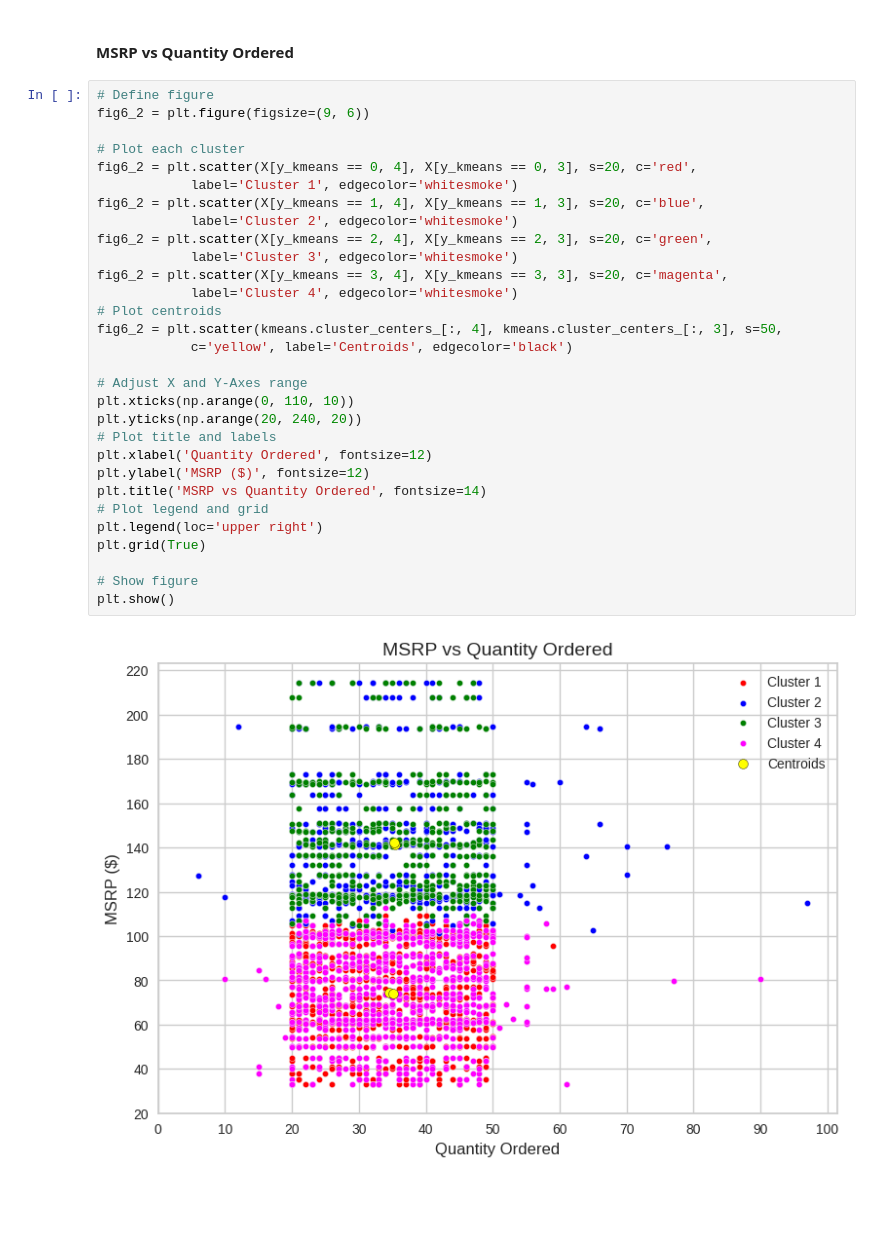
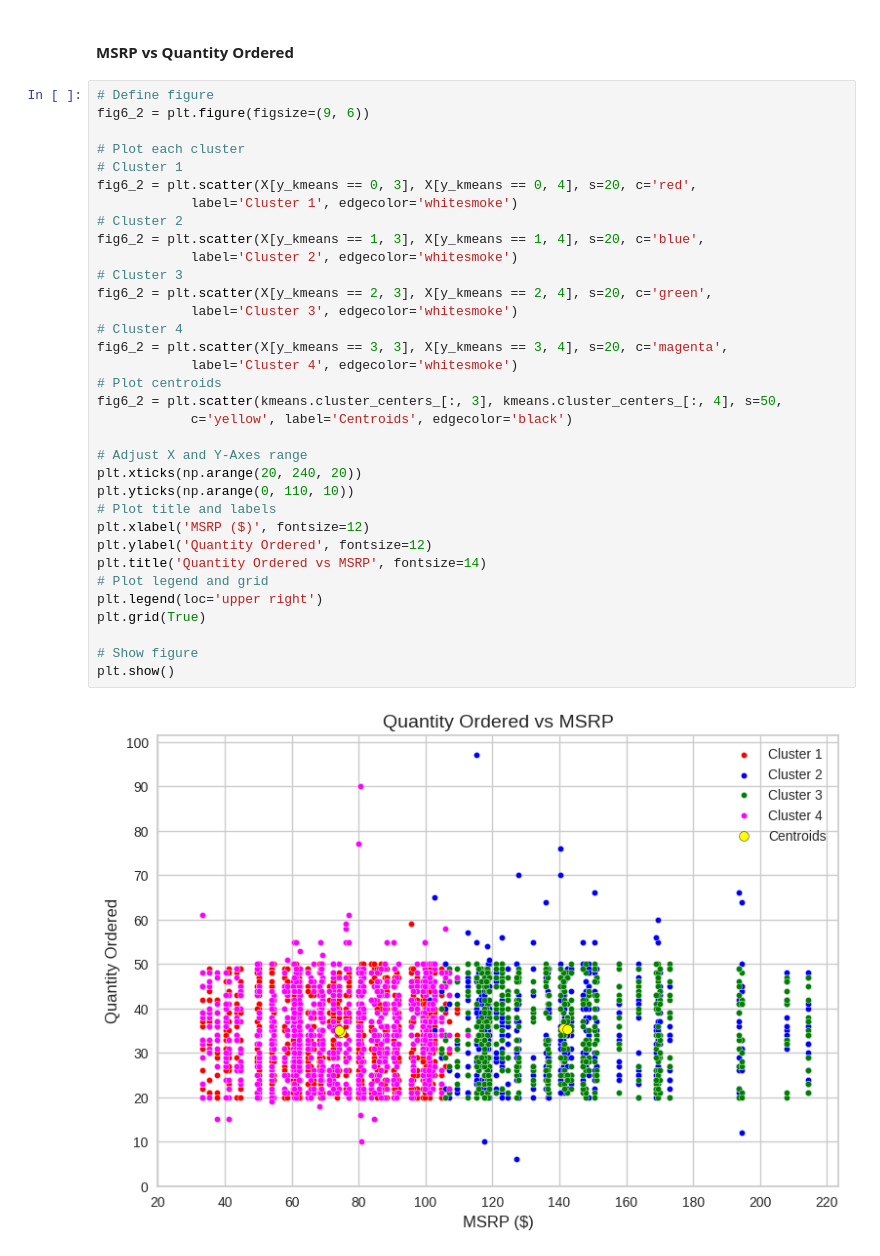
Before and after one commit to MarkLee7925/Customer-Database-Analysis, a Jupyter notebook: KMeans/CM_CustomerOrders_KMeans.ipynb, the cells around one changed output. Drawn from its saved outputs; the diff is of its cells as text; blank space fills up the shorter version.

```diff
--- a/KMeans/CM_CustomerOrders_KMeans.ipynb
+++ b/KMeans/CM_CustomerOrders_KMeans.ipynb
@@ -872,32 +892,36 @@ plt.show()
 # %%
 # Define figure
 fig6_2 = plt.figure(figsize=(9, 6))
 
 # Plot each cluster
-fig6_2 = plt.scatter(X[y_kmeans == 0, 4], X[y_kmeans == 0, 3], s=20, c='red',
+# Cluster 1
+fig6_2 = plt.scatter(X[y_kmeans == 0, 3], X[y_kmeans == 0, 4], s=20, c='red',
             label='Cluster 1', edgecolor='whitesmoke')
-fig6_2 = plt.scatter(X[y_kmeans == 1, 4], X[y_kmeans == 1, 3], s=20, c='blue',
+# Cluster 2
+fig6_2 = plt.scatter(X[y_kmeans == 1, 3], X[y_kmeans == 1, 4], s=20, c='blue',
             label='Cluster 2', edgecolor='whitesmoke')
-fig6_2 = plt.scatter(X[y_kmeans == 2, 4], X[y_kmeans == 2, 3], s=20, c='green',
+# Cluster 3
+fig6_2 = plt.scatter(X[y_kmeans == 2, 3], X[y_kmeans == 2, 4], s=20, c='green',
             label='Cluster 3', edgecolor='whitesmoke')
-fig6_2 = plt.scatter(X[y_kmeans == 3, 4], X[y_kmeans == 3, 3], s=20, c='magenta',
+# Cluster 4
+fig6_2 = plt.scatter(X[y_kmeans == 3, 3], X[y_kmeans == 3, 4], s=20, c='magenta',
             label='Cluster 4', edgecolor='whitesmoke')
 # Plot centroids
-fig6_2 = plt.scatter(kmeans.cluster_centers_[:, 4], kmeans.cluster_centers_[:, 3], s=50,
+fig6_2 = plt.scatter(kmeans.cluster_centers_[:, 3], kmeans.cluster_centers_[:, 4], s=50,
             c='yellow', label='Centroids', edgecolor='black')
 
 # Adjust X and Y-Axes range
-plt.xticks(np.arange(0, 110, 10))
-plt.yticks(np.arange(20, 240, 20))
+plt.xticks(np.arange(20, 240, 20))
+plt.yticks(np.arange(0, 110, 10))
 # Plot title and labels
-plt.xlabel('Quantity Ordered', fontsize=12)
-plt.ylabel('MSRP ($)', fontsize=12)
-plt.title('MSRP vs Quantity Ordered', fontsize=14)
+plt.xlabel('MSRP ($)', fontsize=12)
+plt.ylabel('Quantity Ordered', fontsize=12)
+plt.title('Quantity Ordered vs MSRP', fontsize=14)
 # Plot legend and grid
 plt.legend(loc='upper right')
 plt.grid(True)
 
 # Show figure
 plt.show()
 # %% [output]
-[figure, old version]
+[figure, new version]
```
Also changed, not shown: parts of 12 cells of this notebook.
